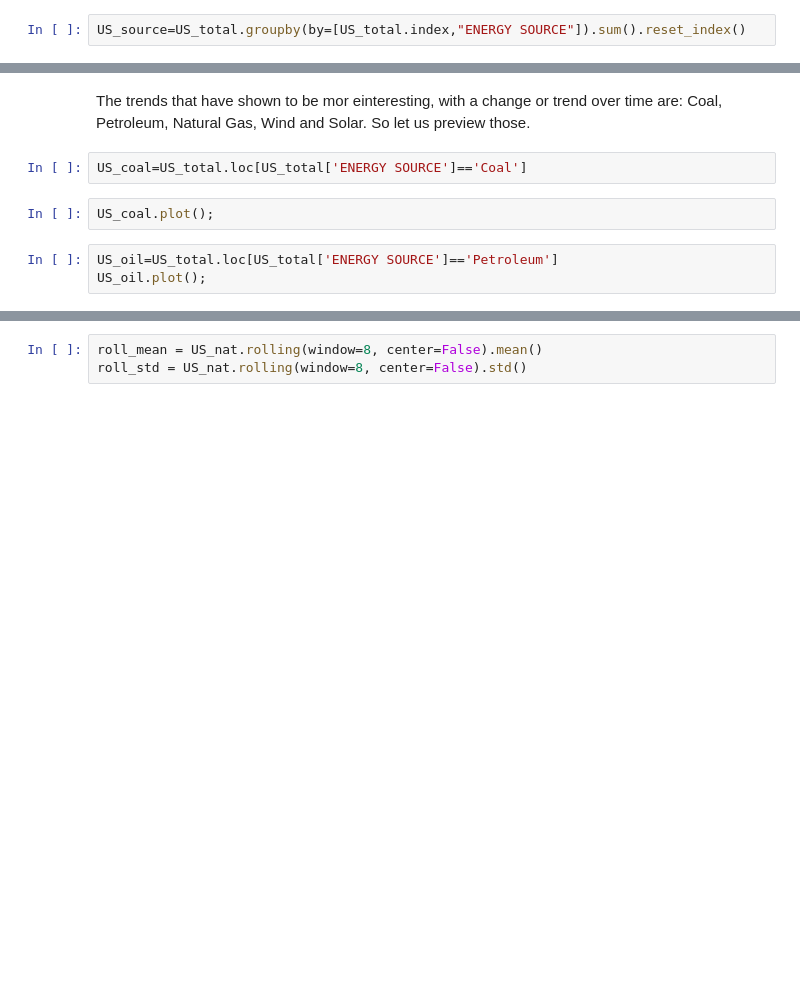
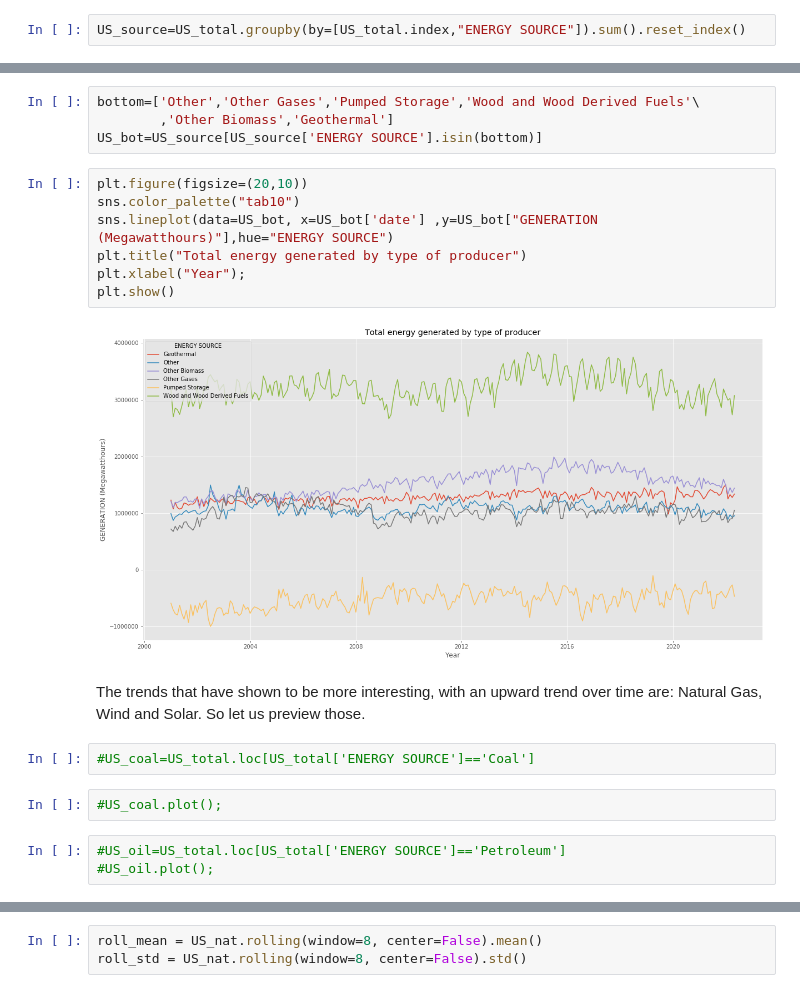
Before and after one commit to MNLKuzmin/USEnergy_Generation, a Jupyter notebook: TimeseriesNotebook.ipynb, the cells around one changed output, grey strips where cells are left out. Saved outputs shown, nothing was run; the diff lists cells and outputs as text; blank space fills up the shorter version.

```diff
--- a/TimeseriesNotebook.ipynb
+++ b/TimeseriesNotebook.ipynb
@@ -396,13 +328,26 @@ its ok. Make it work.
+# %%
+bottom=['Other','Other Gases','Pumped Storage','Wood and Wood Derived Fuels'\
+        ,'Other Biomass','Geothermal']
+US_bot=US_source[US_source['ENERGY SOURCE'].isin(bottom)]
+# %%
+plt.figure(figsize=(20,10))
+sns.color_palette("tab10")
+sns.lineplot(data=US_bot, x=US_bot['date'] ,y=US_bot["GENERATION (Megawatthours)"],hue="ENERGY SOURCE")
+plt.title("Total energy generated by type of producer")
+plt.xlabel("Year");
+plt.show()
+# %% [output]
+[figure, added]
 # %% [markdown]
-The trends that have shown to be mor einteresting, with a change or trend over time are:
-Coal, Petroleum, Natural Gas, Wind and Solar. So let us preview those.
+The trends that have shown to be more interesting, with an upward trend over time are:
+ Natural Gas, Wind and Solar. So let us preview those.
 # %%
-US_coal=US_total.loc[US_total['ENERGY SOURCE']=='Coal']
+#US_coal=US_total.loc[US_total['ENERGY SOURCE']=='Coal']
-# %%
-US_coal.plot();
+# %%
+#US_coal.plot();
 # %%
-US_oil=US_total.loc[US_total['ENERGY SOURCE']=='Petroleum']
-US_oil.plot();
+#US_oil=US_total.loc[US_total['ENERGY SOURCE']=='Petroleum']
+#US_oil.plot();
 # %%
 US_nat=US_total.loc[US_total['ENERGY SOURCE']=='Natural Gas']
 US_nat.plot();
```
Also changed, not shown: parts of 127 cells of this notebook.
